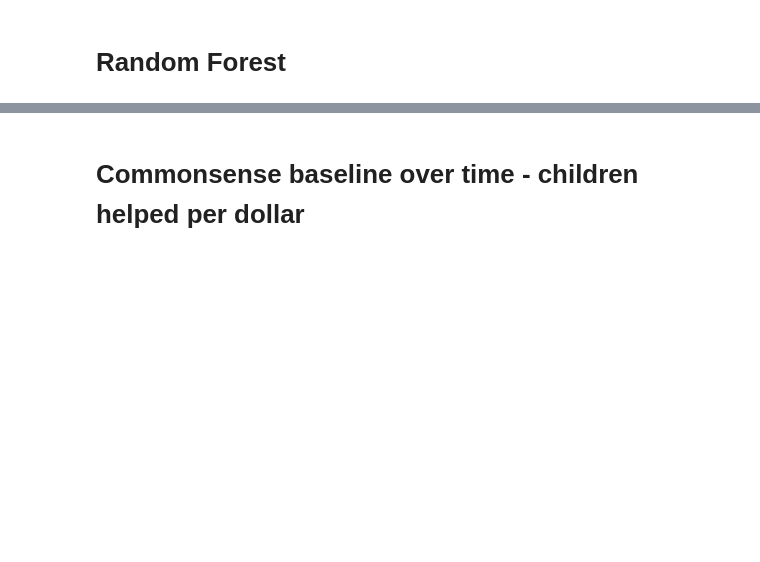
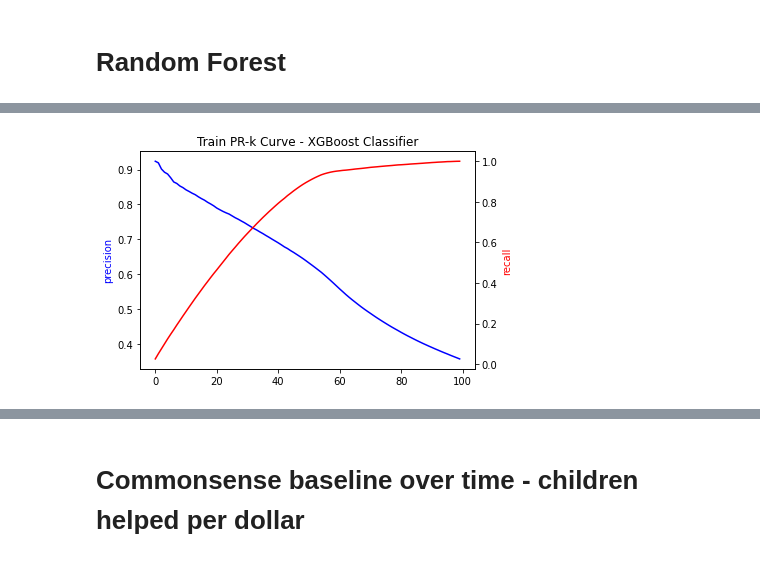
Before and after one commit to HoningJade/ML-in-Practice-Project, a Jupyter notebook: Assignment_5_Updated_Model_Results_and_Model_Selection.ipynb, the cells around one changed output, grey strips where cells are left out. Saved outputs shown, nothing was run; the diff lists cells and outputs as text; code cells hidden in the pictures; blank space fills up the shorter version.

```diff
--- a/Assignment_5_Updated_Model_Results_and_Model_Selection.ipynb
+++ b/Assignment_5_Updated_Model_Results_and_Model_Selection.ipynb
@@ -918,0 +972,14 @@ for i, s in enumerate(whole_split):
+# %%
+import xgboost as xgb
+clf = xgb.XGBClassifier(n_estimators=50)
+
+#print(train_X.columns[1])
+# Train Decision Tree Classifer
+if train_X.columns[1] == "students_reached" and val_X.columns[1] == "students_reached":
+  train_X = train_X.drop(train_X.columns[1], axis=1)
+  val_X = val_X.drop(val_X.columns[1], axis=1)
+
+clf = clf.fit(train_X, train_Y)
+# %%
+train_pred = clf.predict_proba(train_X)[:,1]
+val_pred = clf.predict_proba(val_X)[:,1]
@@ -918,0 +1002,14 @@ for i, s in enumerate(whole_split):
+# %%
+import matplotlib.pyplot as plt
+ax1 = plt.subplot()
+plt.plot(range(100), results[:,0], 'b')
+plt.ylabel('precision', color='b')
+
+ax2 = ax1.twinx()
+plt.plot(range(100), results[:,1], 'r')
+plt.ylabel('recall', color='r')
+plt.title("Train PR-k Curve - XGBoost Classifier")
+plt.xlabel("Percentage of population selected")
+plt.show()
+# %% [output]
+[figure, added]
```
Also changed, not shown: parts of 16 cells of this notebook.
